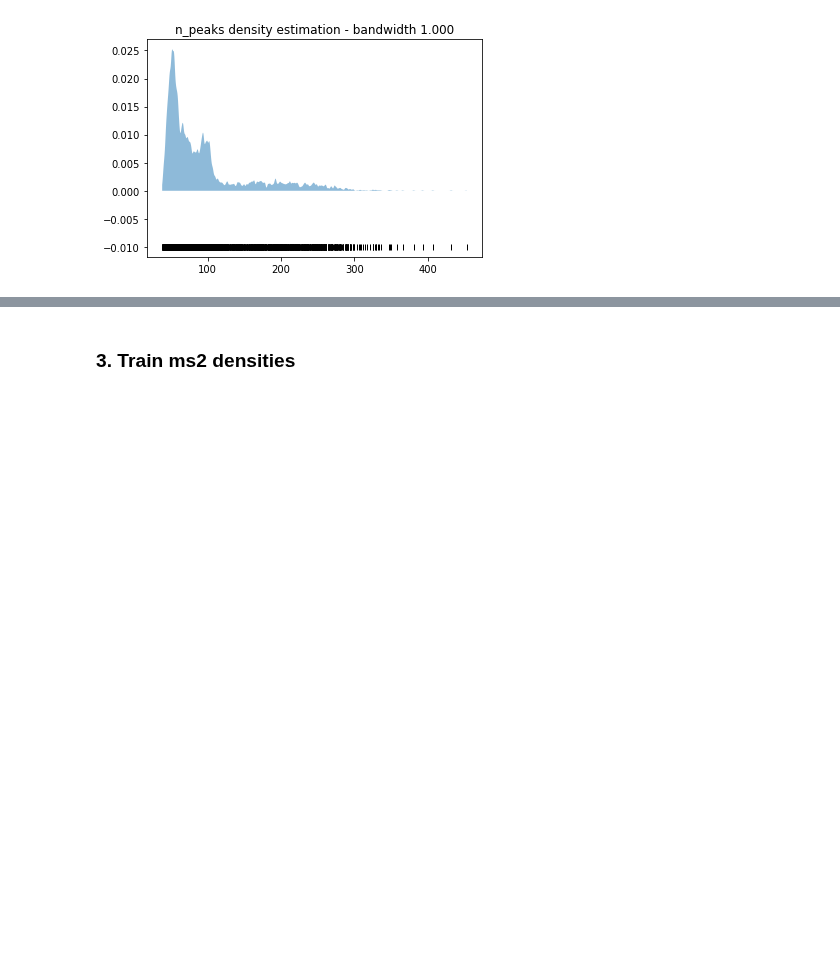
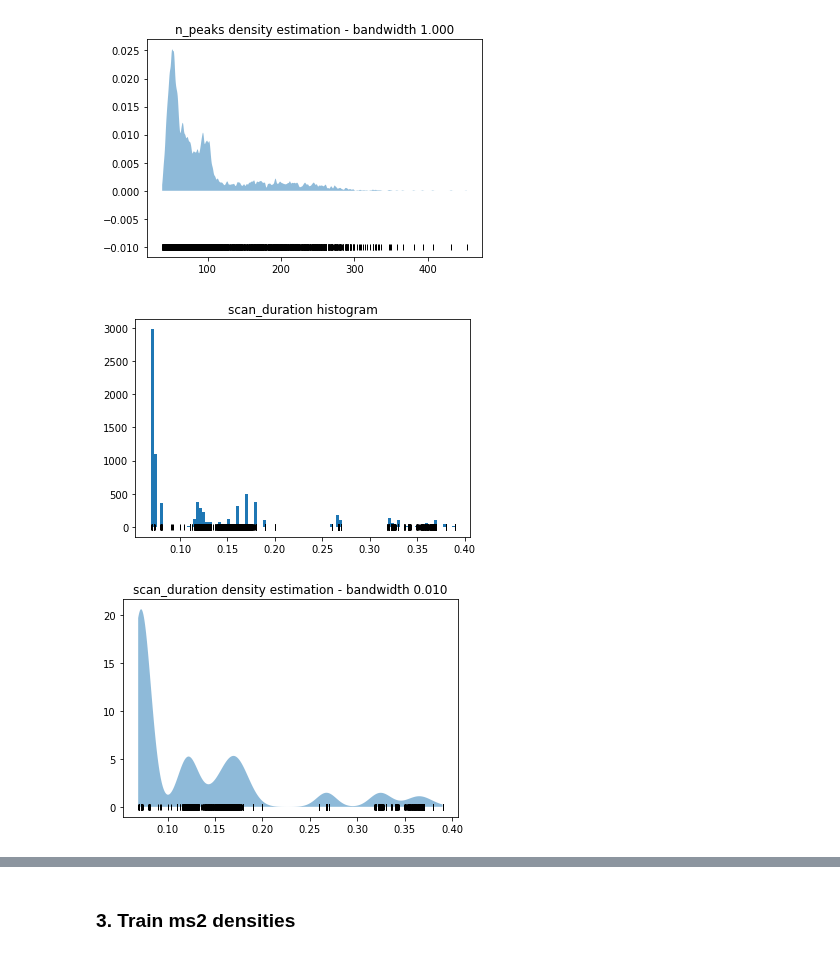
Before and after one commit to sdrogers/clms, a Jupyter notebook: Simulator/notebooks/loader_kde.ipynb, the cells around one changed output, grey strips where cells are left out. Saved outputs shown, nothing was run; the diff lists cells and outputs as text; code cells hidden in the pictures; blank space fills up the shorter version.

Commit message:
Added a density on scan durations.

```diff
--- a/Simulator/notebooks/loader_kde.ipynb
+++ b/Simulator/notebooks/loader_kde.ipynb
@@ -26,7 +26,7 @@ Filtering parameters taken from https://www.dropbox.com/home/Meta_clustering/ms2
 # %%
 ds = DataSource(min_ms1_intensity=2E5, min_ms2_intensity=5000, min_rt=3*60, max_rt=21*60)
 # %%
-ms1_df = '..\\models\\beer_ms1_peaks.csv.gz'
-mzml_path = 'C:\\Users\\joewa\\Work\\docs\\clms\\\FourBeers_mzML_files\\POS\\'
+ms1_df = '../models/beer_ms1_peaks.csv.gz'
+mzml_path = '/Users/joewandy/University of Glasgow/Vinny Davies - CLDS Metabolomics Project/Data/FourBeers_mzML_files/POS'
 ds.load_data(ms1_df, mzml_path)
 # %% [output]
@@ -68,6 +68,13 @@ densities.kde(ds, data_type, ms_level, log=False, bandwidth=1, plot=True)
 # %% [output]
 [figure]
 [figure]
+# %%
+data_type = SCAN_DURATION
+ds.plot_histogram(data_type, ms_level)
+densities.kde(ds, data_type, ms_level, log=False, bandwidth=0.01, plot=True)
+# %% [output]
+[figure, added]
+[figure, added]
 # %%
 densities.sample(ms_level, 10)
 # %% [output]
```
Also changed, not shown: parts of 15 cells of this notebook, 2 other files.
